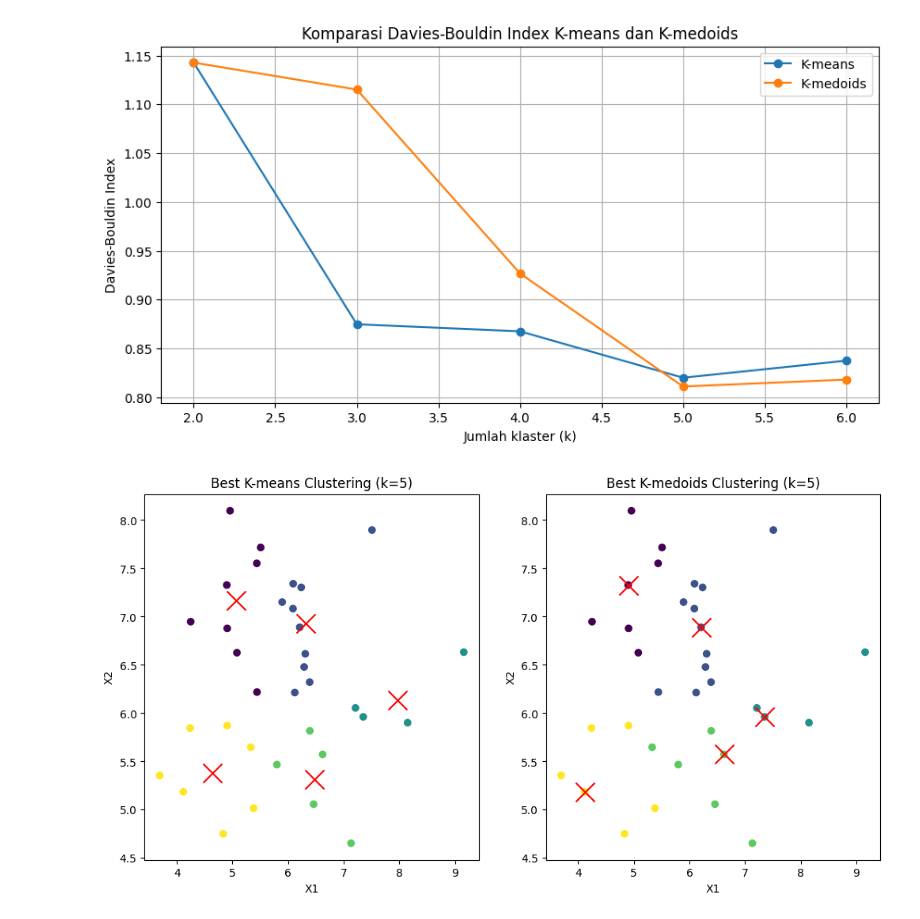
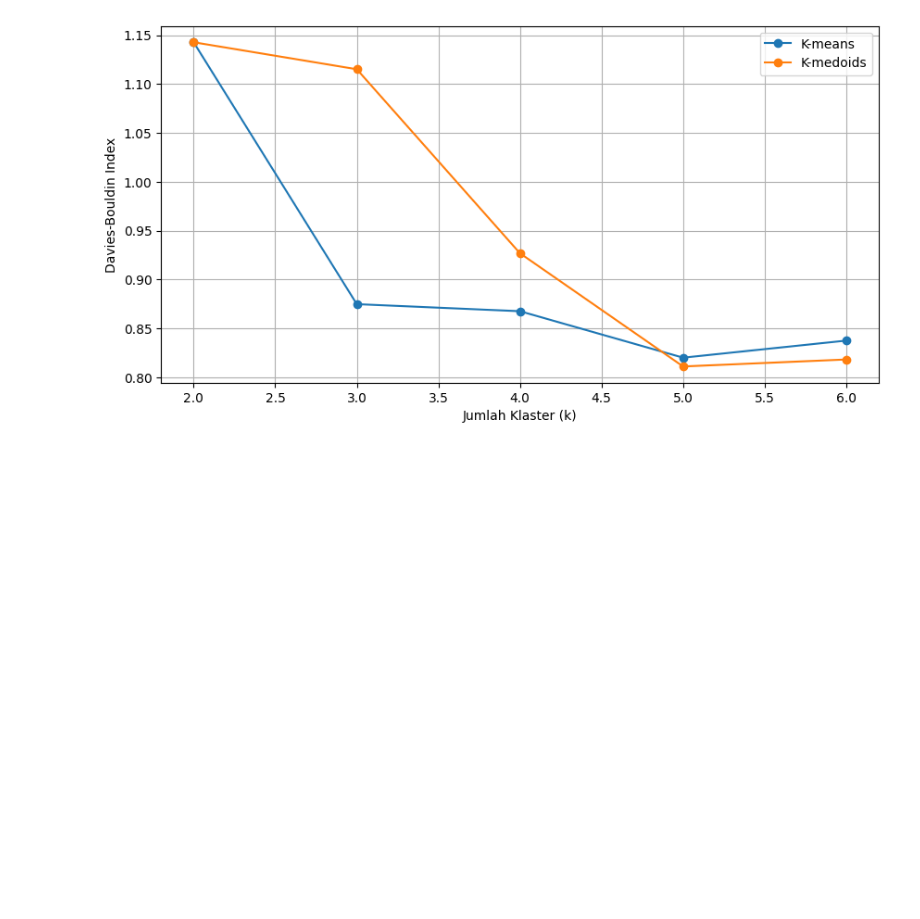
Before and after one commit to SherlockJr13/sherlock-final-project, a Jupyter notebook: clustering.ipynb, the cells around one changed output. Saved outputs shown, nothing was run; the diff lists cells and outputs as text; code cells hidden in the pictures; blank space fills up the shorter version.

```diff
--- a/clustering.ipynb
+++ b/clustering.ipynb
@@ -10,17 +13,25 @@ import geopandas as gpd
+# %%
+from sklearn.preprocessing import MinMaxScaler
+# Load the data from the Excel file
+file_path = r"E:\GitHub\sherlock-final-project\x_prediction_3.xlsx"
+data = pd.read_excel(file_path)
+data_y = pd.read_excel("E:\GitHub\sherlock-final-project\y_prediction.xlsx")
+
+# Select the data from the 103rd to the 136th row (103-based indexing)
+datadf = data.iloc[102:136]
+data = np.array(datadf)
+data_y = data_y.iloc[68:102]
+data_y = np.array(data_y.iloc[:,1])
+# %%
+X = np.column_stack([data[:,1],data[:,2],data[:,3]])
 # %%
-# Load the data from the Excel file
-file_path = r"E:\GitHub\sherlock-final-project\x_prediction_3.xlsx"
-data = pd.read_excel(file_path)
-
-# Select the data from the 103rd to the 136th row (103-based indexing)
-data = data.iloc[102:136]
-
-# Extract the features x1, x2, and x3
-X = data[['x1', 'x2', 'x3']].to_numpy()
-
-# Initialize lists to store Davies-Bouldin scores
+# Initialize lists to store Davies-Bouldin scores and centroids/medoids
 kmeans_scores = []
 kmedoids_scores = []
+kmeans_initial_centroids_list = []
+kmeans_final_centroids_list = []
+kmedoids_initial_medoids_list = []
+kmedoids_final_medoids_list = []
 
 # Store the best models
 best_kmeans = None
@@ -52,6 +63,10 @@ for n_clusters in range(2, 7):
     kmeans_final_centroids = kmeans.cluster_centers_
     kmeans_labels = kmeans.labels_
 
+    # Store the initial and final centroids for K-means
+    kmeans_initial_centroids_list.append(kmeans_initial_centroids)
+    kmeans_final_centroids_list.append(kmeans_final_centroids)
+
     # Calculate Davies-Bouldin Index for K-means
     try:
         kmeans_db_score = davies_bouldin_score(X, kmeans_labels)
@@ -63,6 +78,7 @@ for n_clusters in range(2, 7):
     if kmeans_db_score < best_kmeans_score:
         best_kmeans_score = kmeans_db_score
         best_kmeans = (n_clusters, kmeans, kmeans_labels)
+        best_kmeans_labels = kmeans_labels
         best_kmeans_initial_centroids = kmeans_initial_centroids
         best_kmeans_final_centroids = kmeans_final_centroids
 
@@ -70,61 +86,37 @@ for n_clusters in range(2, 7):
     kmedoids = KMedoids(n_clusters=n_clusters, init=initial_centroids, random_state=0)
     kmedoids.fit(X)
 
     kmedoids_initial_medoids = initial_centroids  # Capture initial medoids
     kmedoids_final_medoids = kmedoids.cluster_centers_
     kmedoids_labels = kmedoids.labels_
+
+    # Store the initial and final medoids for K-medoids
+    kmedoids_initial_medoids_list.append(kmedoids_initial_medoids)
+    kmedoids_final_medoids_list.append(kmedoids_final_medoids)
 
     # Calculate Davies-Bouldin Index for K-medoids
     try:
         kmedoids_db_score = davies_bouldin_score(X, kmedoids_labels)
     except:
         kmedoids_db_score = float('inf')
 
     kmedoids_scores.append(kmedoids_db_score)
 
     if kmedoids_db_score < best_kmedoids_score:
         best_kmedoids_score = kmedoids_db_score
         best_kmedoids = (n_clusters, kmedoids, kmedoids_labels)
+        best_kmedoids_labels = kmedoids_labels
         best_kmedoids_initial_medoids = kmedoids_initial_medoids
         best_kmedoids_final_medoids = kmedoids_final_medoids
 
 # Plot the Davies-Bouldin scores for both methods
 plt.figure(figsize=(10, 5))
 plt.plot(range(2, 7), kmeans_scores, label='K-means', marker='o')
 plt.plot(range(2, 7), kmedoids_scores, label='K-medoids', marker='o')
-plt.title('Komparasi Davies-Bouldin Index K-means dan K-medoids')
-plt.xlabel('Jumlah klaster (k)')
+plt.xlabel('Jumlah Klaster (k)')
 plt.ylabel('Davies-Bouldin Index')
 plt.legend()
 plt.grid(True)
 plt.show()
-
-# Visualize the best K-means cluster in 2D
-best_k, best_kmeans_model, best_kmeans_labels = best_kmeans
-
-plt.figure(figsize=(12, 6))
-plt.subplot(1, 2, 1)
-plt.scatter(X[:, 0], X[:, 1], c=best_kmeans_labels, cmap='viridis', marker='o')
-plt.scatter(best_kmeans_final_centroids[:, 0],
-           best_kmeans_final_centroids[:, 1],
-           s=300, c='red', marker='x')
-plt.title(f'Best K-means Clustering (k={best_k})')
-plt.xlabel('X1')
-plt.ylabel('X2')
-
-# Visualize the best K-medoids cluster in 2D
-best_k, best_kmedoids_model, best_kmedoids_labels = best_kmedoids
-
-plt.subplot(1, 2, 2)
-plt.scatter(X[:, 0], X[:, 1], c=best_kmedoids_labels, cmap='viridis', marker='o')
-plt.scatter(best_kmedoids_final_medoids[:, 0],
-           best_kmedoids_final_medoids[:, 1],
-           s=300, c='red', marker='x')
-plt.title(f'Best K-medoids Clustering (k={best_k})')
-plt.xlabel('X1')
-plt.ylabel('X2')
-
-plt.show()
 # %% [output]
-[figure, old version]
+[figure, new version]
-[figure, removed]
```
Also changed, not shown: parts of 5 cells of this notebook.
